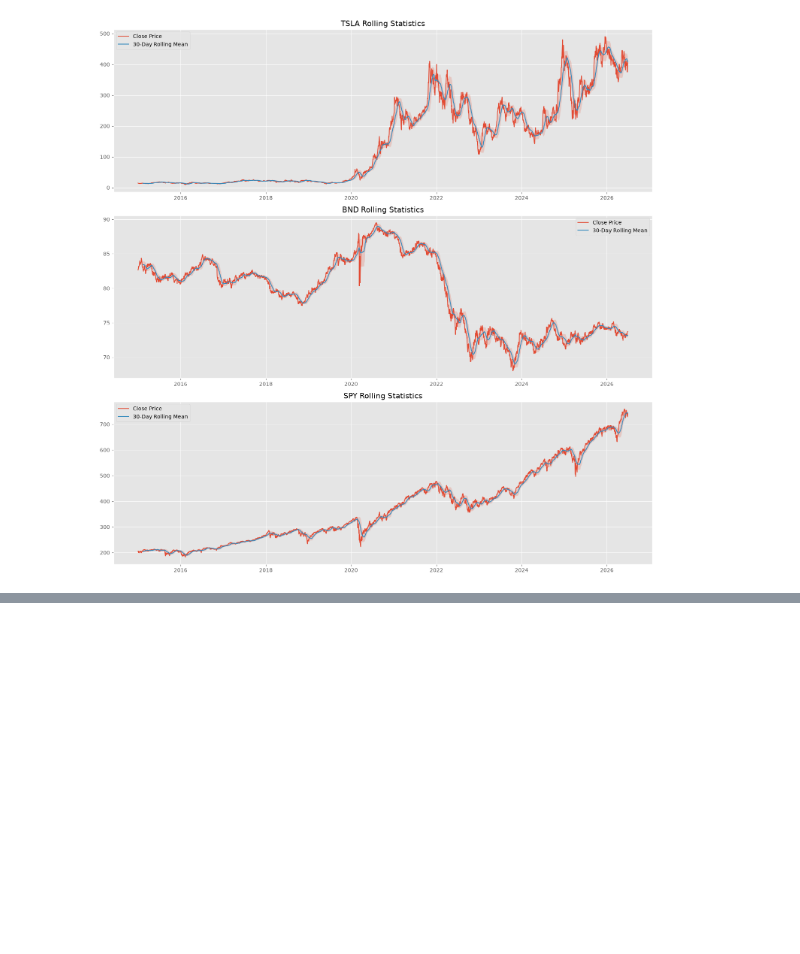
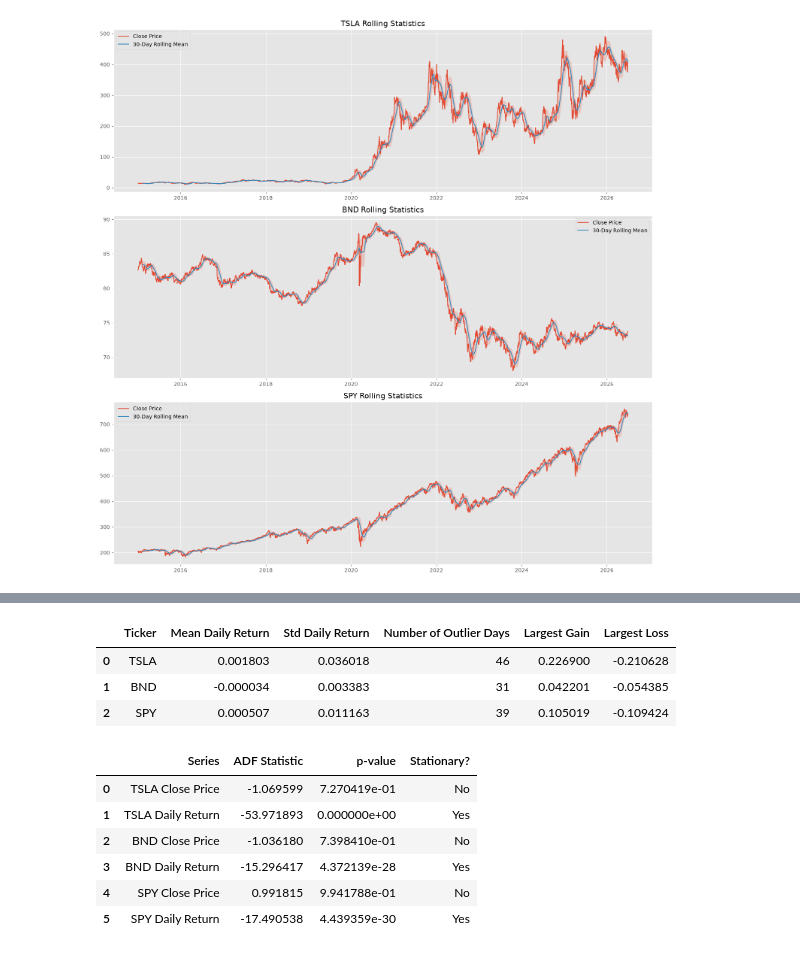
Before and after one commit to Bilen189/portfolio-optimization, a Jupyter notebook: notebooks/task_1_eda.ipynb, the cells around one changed output, grey strips where cells are left out. Saved outputs shown, nothing was run; the diff lists cells and outputs as text; code cells hidden in the pictures; blank space fills up the shorter version.

Commit message:
Add stationarity tests, risk metrics, and insights

```diff
--- a/notebooks/task_1_eda.ipynb
+++ b/notebooks/task_1_eda.ipynb
@@ -281,0 +306,61 @@ plt.show()
+# %%
+outlier_summary = []
+
+for ticker in tickers:
+    df = daily_returns[ticker].copy()
+    returns = df["Daily_Return"].dropna()
+
+    mean_return = returns.mean()
+    std_return = returns.std()
+
+    outliers = returns[(returns > mean_return + 3 * std_return) |
+                       (returns < mean_return - 3 * std_return)]
+
+    outlier_summary.append({
+        "Ticker": ticker,
+        "Mean Daily Return": mean_return,
+        "Std Daily Return": std_return,
+        "Number of Outlier Days": len(outliers),
+        "Largest Gain": returns.max(),
+        "Largest Loss": returns.min()
+    })
+
+outlier_summary_df = pd.DataFrame(outlier_summary)
+outlier_summary_df
+# %% [output]
+|  | Ticker | Mean Daily Return | Std Daily Return | Number of Outlier Days | Largest Gain | Largest Loss |
+| 0 | TSLA | 0.001803 | 0.036018 | 46 | 0.226900 | -0.210628 |
+| 1 | BND | -0.000034 | 0.003383 | 31 | 0.042201 | -0.054385 |
+| 2 | SPY | 0.000507 | 0.011163 | 39 | 0.105019 | -0.109424 |
+# %%
+def run_adf_test(series, name):
+    result = adfuller(series.dropna())
+
+    return {
+        "Series": name,
+        "ADF Statistic": result[0],
+        "p-value": result[1],
+        "Stationary?": "Yes" if result[1] < 0.05 else "No"
+    }
+
+adf_results = []
+
+for ticker in tickers:
+    adf_results.append(
+        run_adf_test(data[ticker]["Close"], f"{ticker} Close Price")
+    )
+
+    adf_results.append(
+        run_adf_test(daily_returns[ticker]["Daily_Return"], f"{ticker} Daily Return")
+    )
+
+adf_results_df = pd.DataFrame(adf_results)
+adf_results_df
+# %% [output]
+|  | Series | ADF Statistic | p-value | Stationary? |
+| 0 | TSLA Close Price | -1.069599 | 7.270419e-01 | No |
+| 1 | TSLA Daily Return | -53.971893 | 0.000000e+00 | Yes |
+| 2 | BND Close Price | -1.036180 | 7.398410e-01 | No |
+| 3 | BND Daily Return | -15.296417 | 4.372139e-28 | Yes |
+| 4 | SPY Close Price | 0.991815 | 9.941788e-01 | No |
+| 5 | SPY Daily Return | -17.490538 | 4.439359e-30 | Yes |
```
Also changed, not shown: parts of 10 cells of this notebook, 4 other files.
